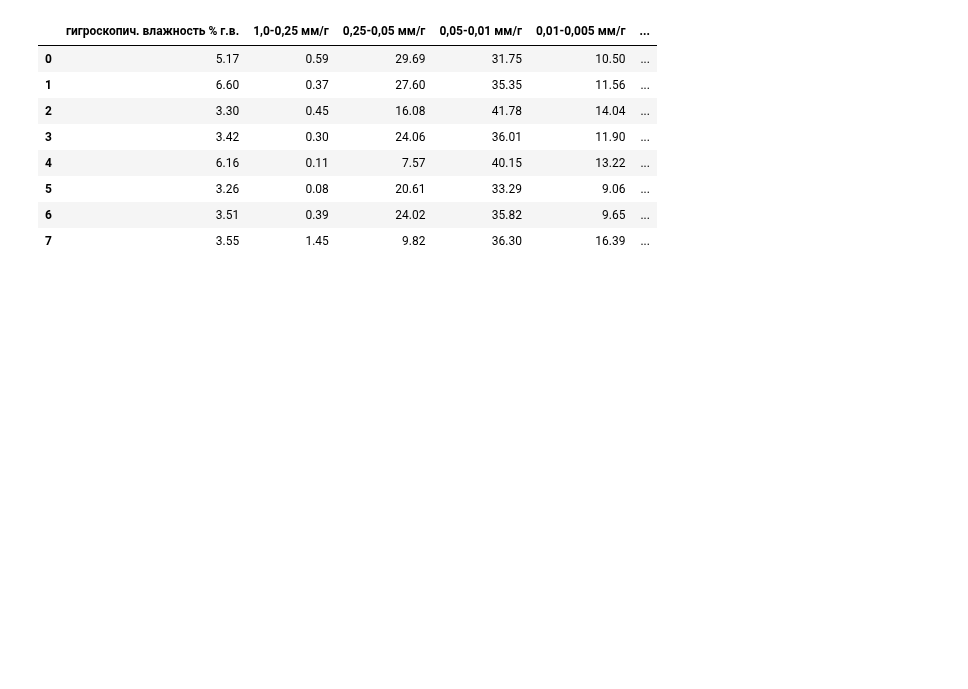
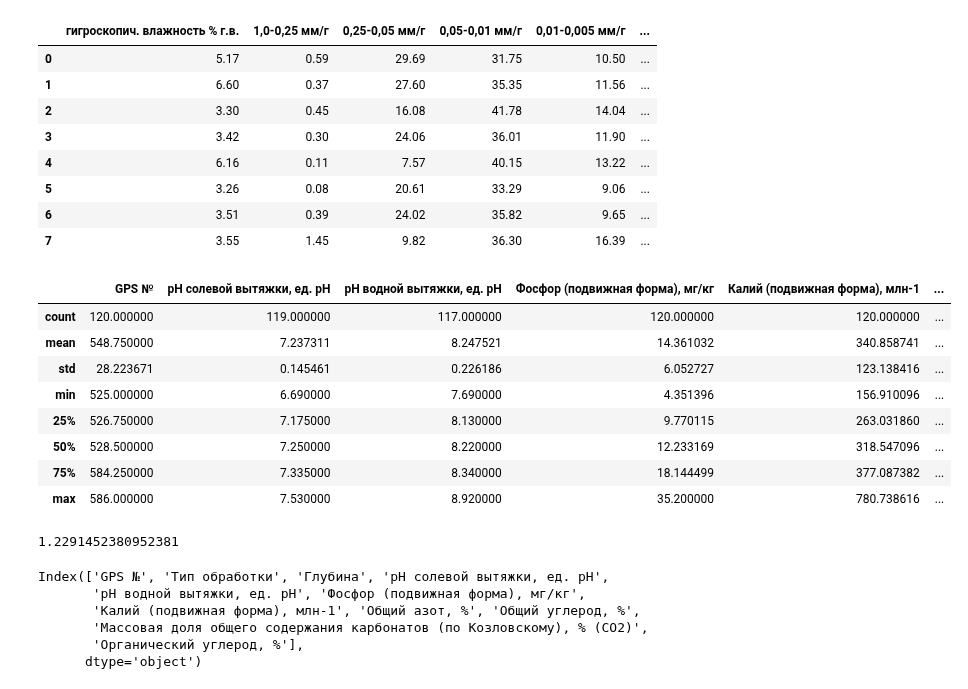
Before and after one commit to hukitoc94/total_archangelskiy, a Jupyter notebook: field_scale/field_data/полевые данные общая/field_data_preparation.ipynb, the cells around one changed output. Drawn from its saved outputs; the diff is of its cells as text; code cells hidden in the pictures; blank space fills up the shorter version.

```diff
--- a/field_scale/field_data/полевые данные общая/field_data_preparation.ipynb
+++ b/field_scale/field_data/полевые данные общая/field_data_preparation.ipynb
@@ -414,3 +415,25 @@ pd.read_csv('ready_data/гранулометрический состав.csv')
 | 5 | 3.26 | 0.08 | 20.61 | 33.29 | 9.06 | ... |
 | 6 | 3.51 | 0.39 | 24.02 | 35.82 | 9.65 | ... |
 | 7 | 3.55 | 1.45 | 9.82 | 36.30 | 16.39 | ... |
+# %%
+мои_данные = pd.read_csv('ready_data/агрохимия_правленная.csv', sep = ';')
+мои_данные = мои_данные[ (мои_данные['Глубина'].isin(['0-10',"10-20","20-30"])) & (мои_данные['Год'].isin(["2020", "2021"])) ]
+for_research_columns = ['GPS №', 'Тип обработки', 'Глубина','рН солевой вытяжки, ед. рН', 'рН водной вытяжки, ед. рН','Фосфор (подвижная форма), мг/кг', 'Калий (подвижная форма), млн-1','Общий азот, %', 'Общий углерод, %','Массовая доля общего содержания карбонатов (по Козловскому), % (CO2)']
+
+мои_данные = мои_данные[for_research_columns]
+# %%
+мои_данные.describe()
+# %% [output]
+|  | GPS № | рН солевой вытяжки, ед. рН | рН водной вытяжки, ед. рН | Фосфор (подвижная форма), мг/кг | Калий (подвижная форма), млн-1 | ... |
+| count | 120.000000 | 119.000000 | 117.000000 | 120.000000 | 120.000000 | ... |
+| mean | 548.750000 | 7.237311 | 8.247521 | 14.361032 | 340.858741 | ... |
+| std | 28.223671 | 0.145461 | 0.226186 | 6.052727 | 123.138416 | ... |
+| min | 525.000000 | 6.690000 | 7.690000 | 4.351396 | 156.910096 | ... |
+| 25% | 526.750000 | 7.175000 | 8.130000 | 9.770115 | 263.031860 | ... |
+| 50% | 528.500000 | 7.250000 | 8.220000 | 12.233169 | 318.547096 | ... |
+| 75% | 584.250000 | 7.335000 | 8.340000 | 18.144499 | 377.087382 | ... |
+| max | 586.000000 | 7.530000 | 8.920000 | 35.200000 | 780.738616 | ... |
+# %%
+мои_данные['Массовая доля общего содержания карбонатов (по Козловскому), % (CO2)'].mean()
+# %% [output]
+1.2291452380952381
@@ -416,0 +445,9 @@ pd.read_csv('ready_data/гранулометрический состав.csv')
+# %%
+мои_данные.columns
+# %% [output]
+Index(['GPS №', 'Тип обработки', 'Глубина', 'рН солевой вытяжки, ед. рН',
+       'рН водной вытяжки, ед. рН', 'Фосфор (подвижная форма), мг/кг',
+       'Калий (подвижная форма), млн-1', 'Общий азот, %', 'Общий углерод, %',
+       'Массовая доля общего содержания карбонатов (по Козловскому), % (CO2)',
+       'Органический углерод, %'],
+      dtype='object')
```
Also changed, not shown: parts of 7 cells of this notebook, 2 other files.
